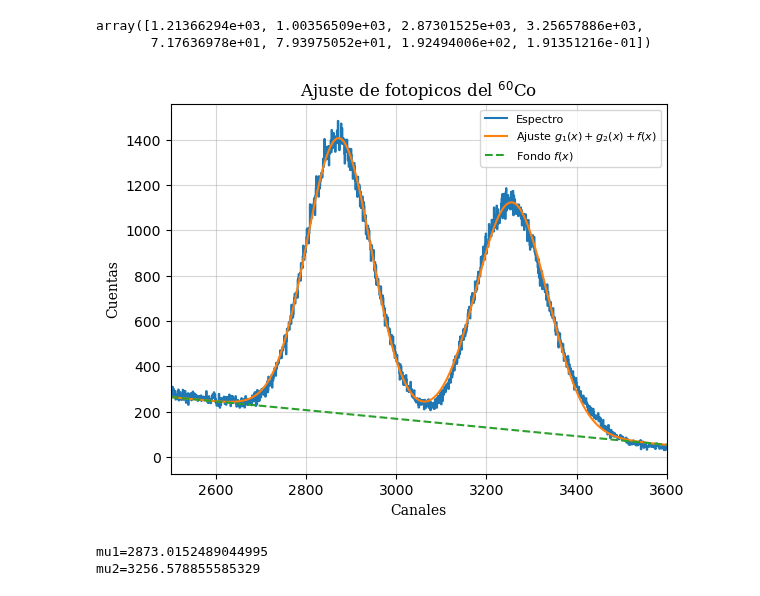
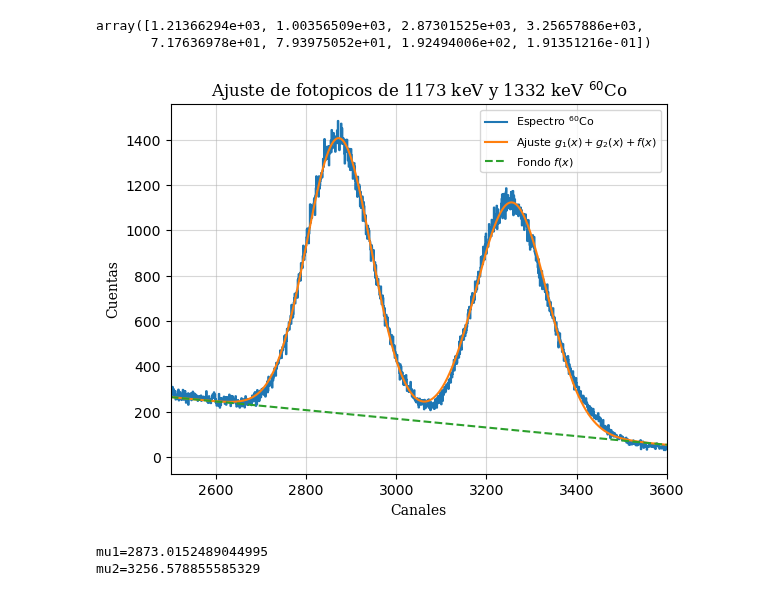
Before and after one commit to juan3ltran/Instrumentacion_Nuclear, a Jupyter notebook: Practica1/Co60.ipynb, the cells around one changed output. Cells and saved outputs as stored; diff of their text form; code cells hidden in the pictures.

```diff
--- a/Practica1/Co60.ipynb
+++ b/Practica1/Co60.ipynb
@@ -44,23 +44,23 @@ array([1.21366294e+03, 1.00356509e+03, 2.87301525e+03, 3.25657886e+03,
 # %%
 x2=np.linspace(2500,3600,10000)
 y2=gaussiana_doble(x2,*args2)
 
 
 
 
-plt.plot(x,y,ds="steps-mid",label="Espectro")
+plt.plot(x,y,ds="steps-mid",label=r"Espectro $^{60}$Co")
 plt.plot(x2,y2,label=r"Ajuste $g_1(x)+g_2(x)+f(x)$")
 plt.plot(x2,fondo(x2,1.92494006e+02, 1.91351216e-01,2.87301525e+03),linestyle="dashed",label=r"Fondo $f(x)$")
 plt.xlim([2500,3600])
 plt.xlabel("Canales",family="serif")
 plt.ylabel("Cuentas",family="serif")
-plt.title(r"Ajuste de fotopicos del $^{60}$Co",family="serif")
+plt.title(r"Ajuste de fotopicos de 1173 keV y 1332 keV $^{60}$Co",family="serif")
 plt.legend(fontsize=8)
 plt.grid(which='both',alpha=0.5)
 
 plt.show()
 # %% [output]
-[figure, old version]
+[figure, new version]
 # %%
 M1,M2,mu1,mu2,sigma1,sigma2,b0,b1=args2
 print(f"mu1={mu1}")
```
Also changed, not shown: 2 other files.
